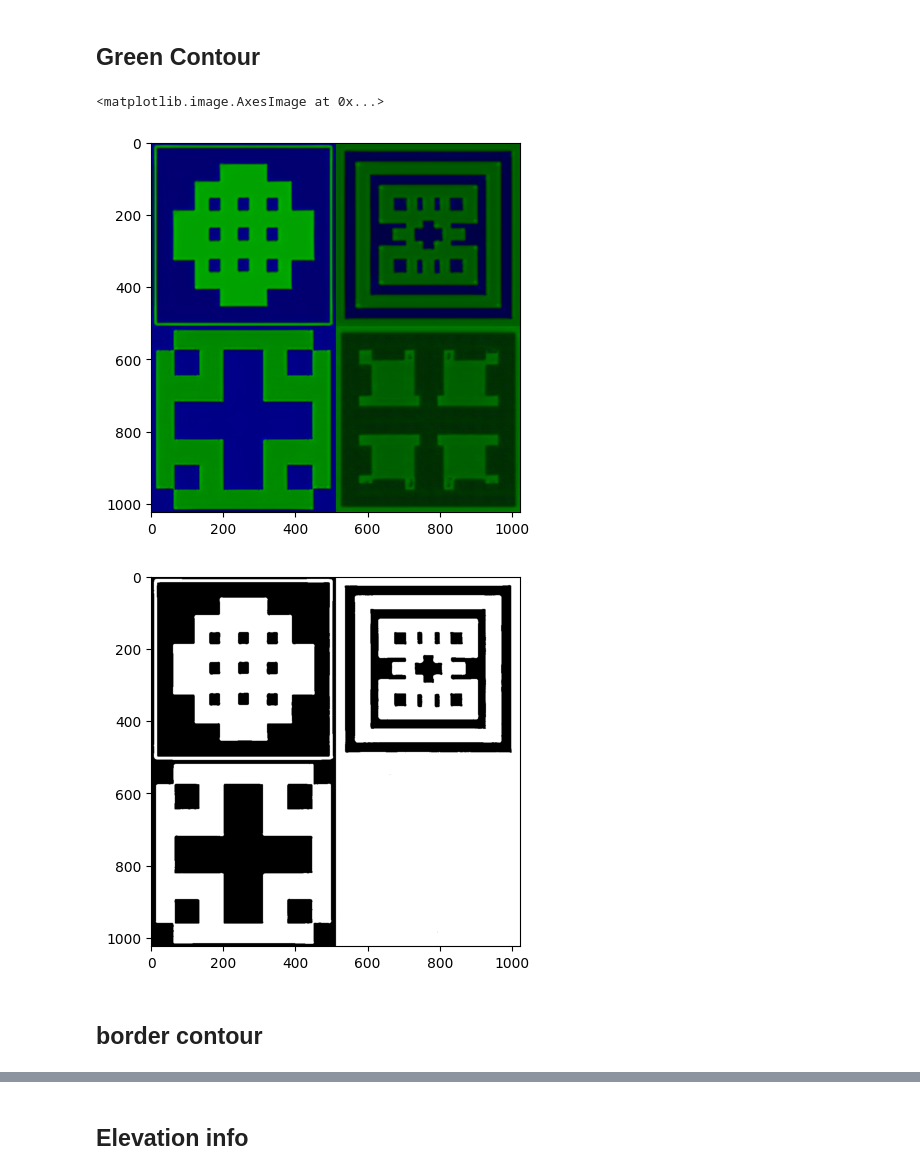
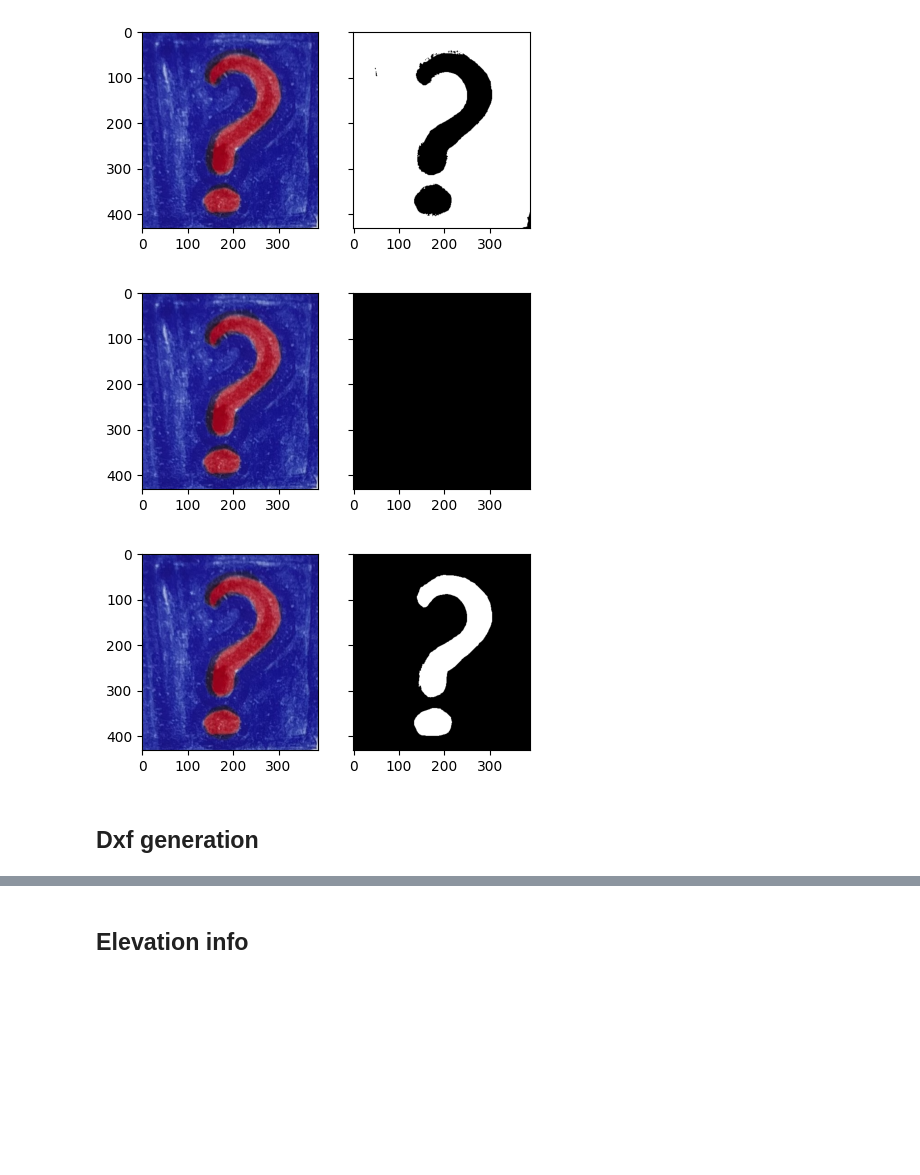
Before and after one commit to Jorgecardenas1/dbGeneration_v0, a Jupyter notebook: CAD/CAD.ipynb, the cells around one changed output, grey strips where cells are left out. Drawn from its saved outputs; the diff is of its cells as text; code cells hidden in the pictures; blank space fills up the shorter version.

```diff
--- a/CAD/CAD.ipynb
+++ b/CAD/CAD.ipynb
@@ -62,56 +182,13 @@ plt.imshow(canvas)
-# %% [markdown]
-## Green Contour
-# %%
-import numpy as np
-import cv2 as cv
-import imutils
-from matplotlib import pyplot as plt
-
-
-
-im = cv.imread('images/test5.png',cv.IMREAD_UNCHANGED)
-im2 = im.copy()
-im22 = cv.cvtColor(im2,cv.COLOR_BGR2RGB )
-assert im is not None, "file could not be read, check with os.path.exists()"
-
-#Channel separation
-hsv = cv.cvtColor(im2, cv.COLOR_BGR2HSV)
-#Channel separation
-
-# define range of blue color in HSV
-lower_green = np.array([36, 100, 0])
-upper_green = np.array([90, 255,255])
-# Threshold the HSV image to get only blue colors
-mask = cv.inRange(hsv,lower_green,upper_green)
-
-
-
-# Apply threshold on s - use automatic threshold algorithm (use THRESH_OTSU).
-_, thresh = cv.threshold(mask, 100, 255, cv.THRESH_BINARY+cv.THRESH_OTSU)
-
-# Find contours
-green_cnts = cv.findContours(thresh, cv.RETR_TREE , cv.CHAIN_APPROX_SIMPLE)
-green_cnts = imutils.grab_contours(green_cnts)
-
-#Drawing
-canvas = np.zeros_like(im22)
-
-for contour in green_cnts:
-    cv.drawContours(canvas, contour, -1, (0, 255, 0), 1)
-
-cv.fillPoly(canvas, pts =green_cnts, color=(255,255,255))
-
-
-cv.imwrite("GREEN.png", canvas, [cv.IMWRITE_PNG_COMPRESSION, 2])
-
-plt.figure()
-plt.imshow(im22)
-
-plt.figure()
-plt.imshow(canvas)
-# %% [output]
-<matplotlib.image.AxesImage at 0x...>
-[figure, removed]
-[figure, removed]
+# %%
+#red_cnts,imageSize=redContour([50,255,255],[0,80,80],'images/prueba.png',0.0500)
+#green_cnts,_ =greenContour([90, 255,255],[36, 100, 0],'images/prueba.png',0.0500)
+#border_cnts,_ =blueContour([255,255,255],[100,20,20],'images/prueba.png',0.0500)
+red_cnts,imageSize=redContour([130,255,255],[0,80,80],'images/prueba.png',0.0500)
+green_cnts,_ =greenContour([90, 255,255],[36, 100, 0],'images/prueba.png',0.0500)
+border_cnts,_ =blueContour([255,255,255],[130,20,20],'images/prueba.png',0.0500)
+# %% [output]
+[figure, added]
+[figure, added]
+[figure, added]
 # %% [markdown]
-## border contour
+## Dxf generation
```
Also changed, not shown: parts of 10 cells of this notebook, 28 other files.
